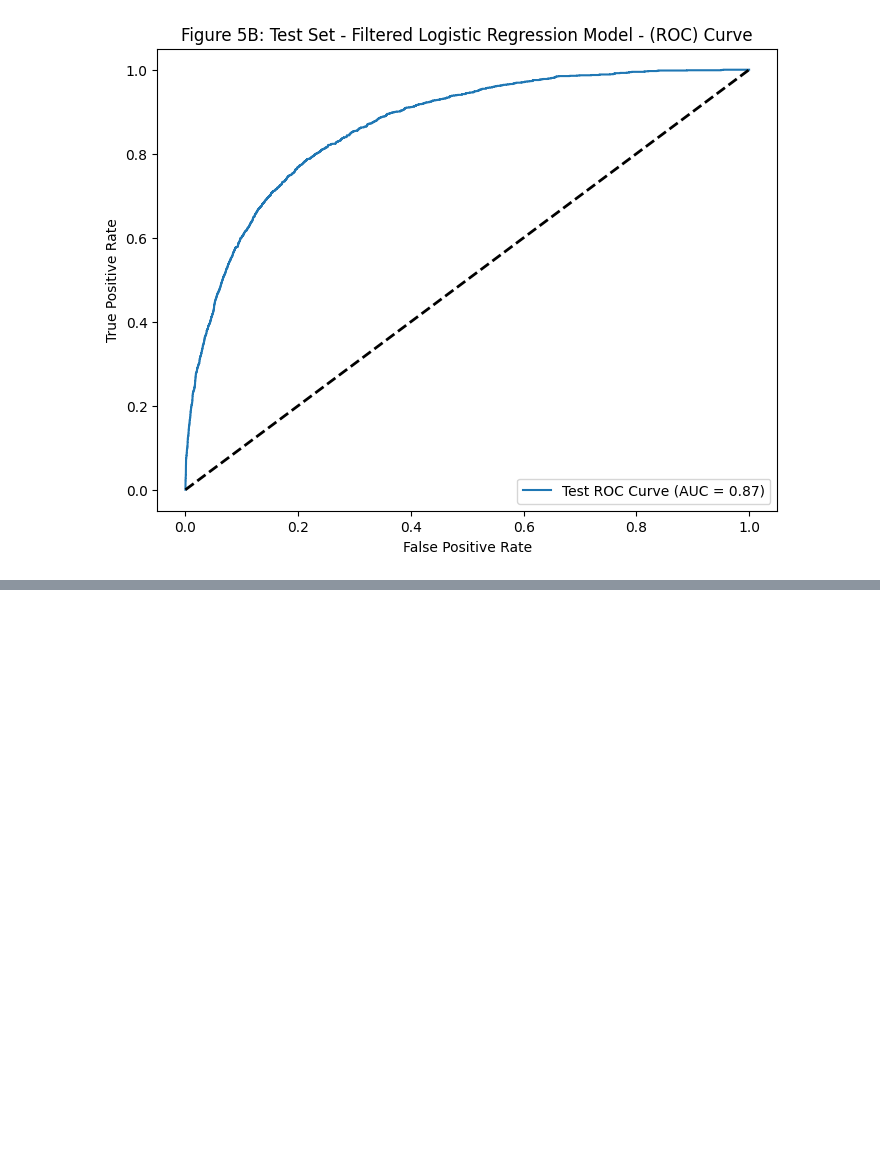
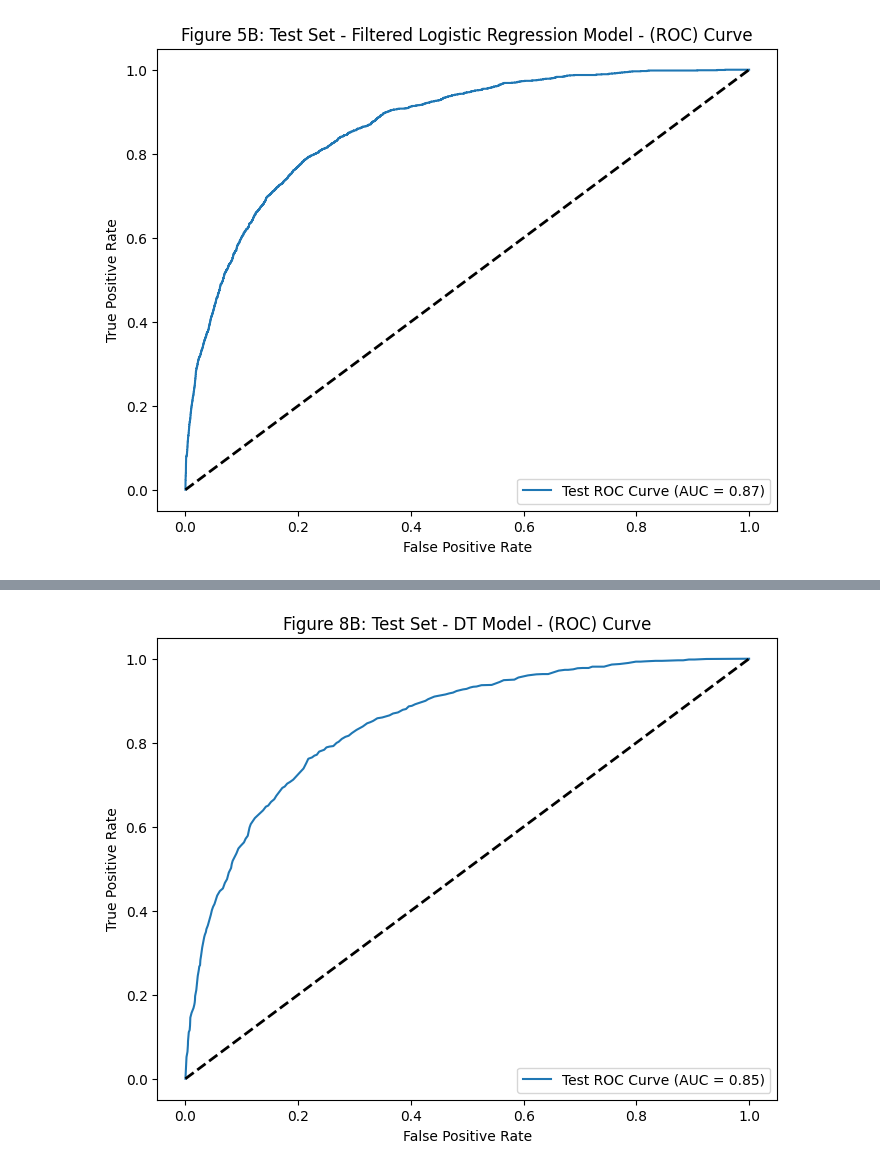
Before and after one commit to IbrahimTGhanem/Datathon4, a Jupyter notebook: Dathathon_04_Group_02.ipynb, the cells around one changed output, grey strips where cells are left out. Cells and saved outputs as stored; diff of their text form; code cells hidden in the pictures; blank space fills up the shorter version.

```diff
--- a/Dathathon_04_Group_02.ipynb
+++ b/Dathathon_04_Group_02.ipynb
@@ -1162,0 +1476,21 @@ It seems the logistic regression is performing relatively well. Accuracy and rec
+# %%
+# Making predictions on the test set of the DT model
+predicted_probs_test_DT = model_for_dt.predict_proba(X_DT_test)[:, 1]
+
+# Calculate ROC-AUC on the test set
+roc_auc_test_DT = roc_auc_score(y_test, predicted_probs_test_DT)
+
+# Calculate ROC curve on the test set
+fpr_test_DT, tpr_test_DT, _ = roc_curve(y_test, predicted_probs_test_DT)
+
+# Plot ROC curve for the test set
+plt.figure(figsize=(8, 6))
+plt.plot(fpr_test_DT, tpr_test_DT, label=f'Test ROC Curve (AUC = {roc_auc_test_DT:.2f})')
+plt.plot([0, 1], [0, 1], 'k--', lw=2)
+plt.xlabel('False Positive Rate')
+plt.ylabel('True Positive Rate')
+plt.title('Figure 8B: Test Set - DT Model - (ROC) Curve')
+plt.legend(loc='lower right')
+plt.show()
+# %% [output]
+[figure, added]
```
Also changed, not shown: parts of 61 cells of this notebook.
